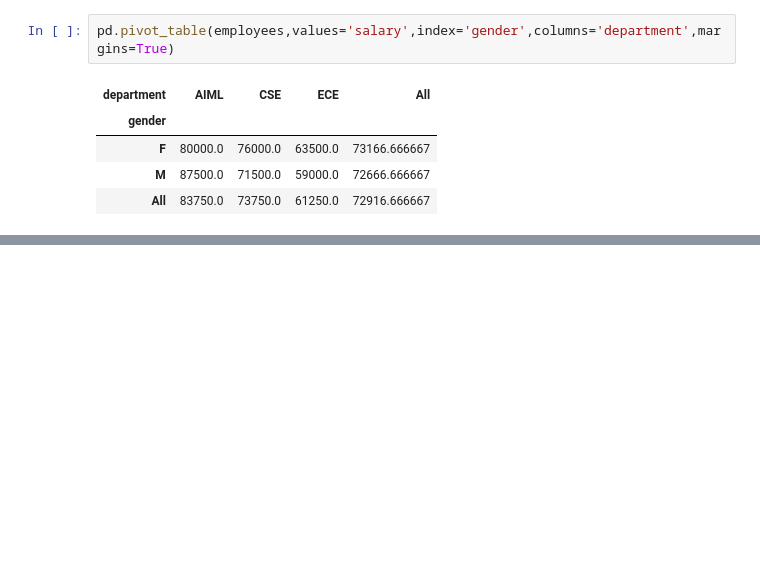
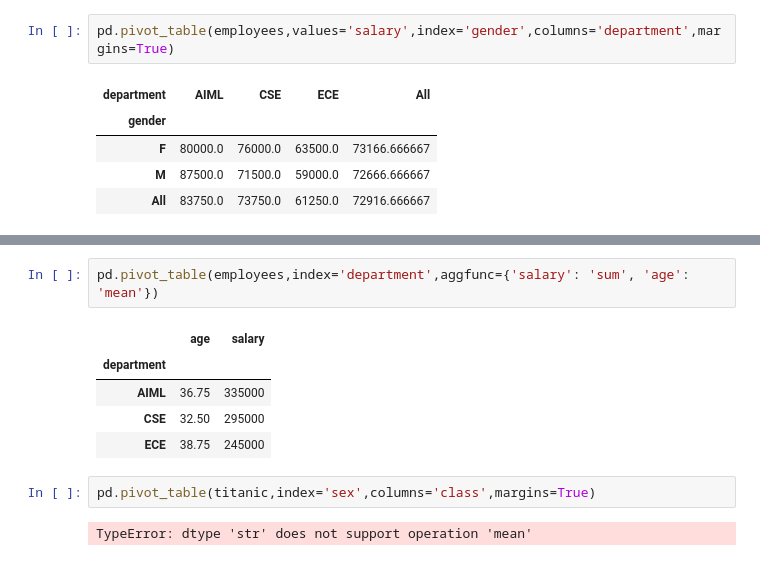
Before and after one commit to punithrajA2006/EDA, a Jupyter notebook: 22oct.ipynb, the cells around one changed output, grey strips where cells are left out. Saved outputs shown, nothing was run; the diff lists cells and outputs as text; blank space fills up the shorter version.

```diff
--- a/22oct.ipynb
+++ b/22oct.ipynb
@@ -110,3 +96,15 @@ Categories (3, str): ['Junior' < 'Mid' < 'Senior']
 | Junior | 85000.0 | 73500.0 | 65000.0 |
 | Mid | 86000.0 | 68000.0 | 62000.0 |
 | Senior | 78000.0 | 80000.0 | 59000.0 |
+# %%
+pd.pivot_table(employees,index='department',aggfunc={'salary': 'sum', 'age': 'mean'})
+# %% [output]
+|  | age | salary |
+| department |  |  |
+| AIML | 36.75 | 335000 |
+| CSE | 32.50 | 295000 |
+| ECE | 38.75 | 245000 |
+# %%
+pd.pivot_table(titanic,index='sex',columns='class',margins=True)
+# %% [output]
+TypeError: dtype 'str' does not support operation 'mean'
```
Also changed, not shown: parts of 1 cell of this notebook.
